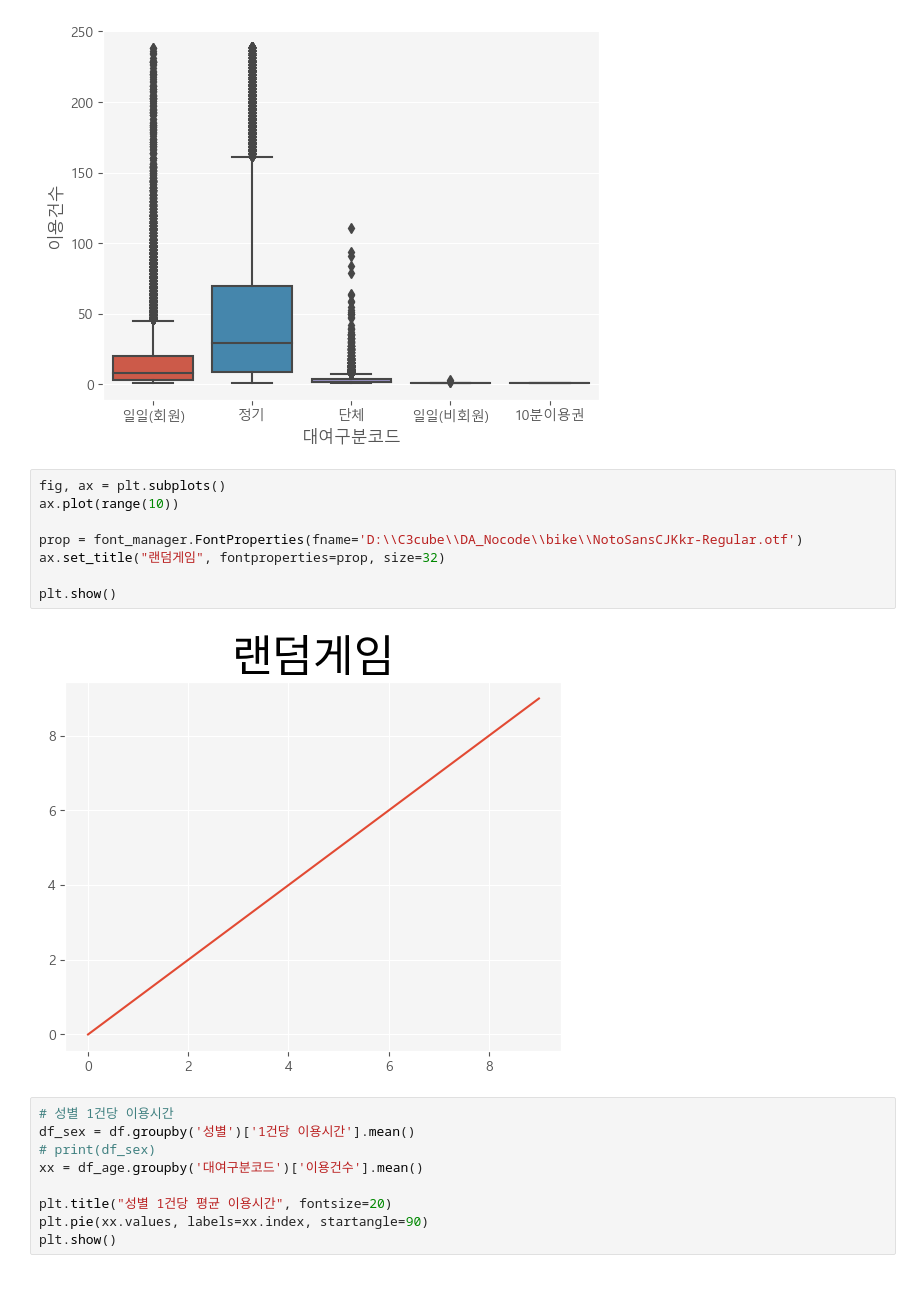
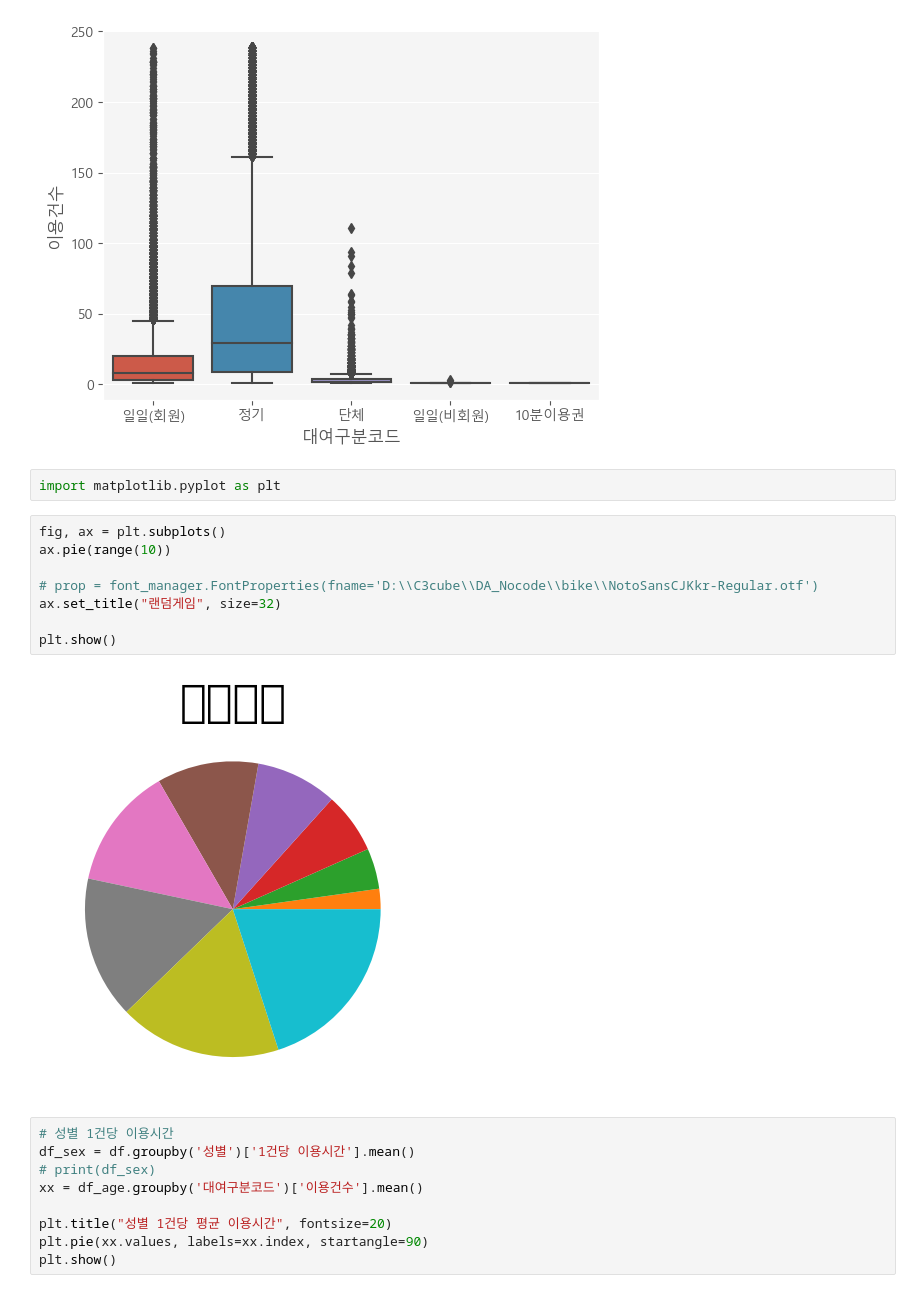
Before and after one commit to jpjun8/C3cube, a Jupyter notebook: DA_Nocode/bike/bike2.ipynb, the cells around one changed output. Saved outputs shown, nothing was run; the diff lists cells and outputs as text.

```diff
--- a/DA_Nocode/bike/bike2.ipynb
+++ b/DA_Nocode/bike/bike2.ipynb
@@ -187,16 +187,18 @@ sns.boxplot(data=df2, x='대여구분코드', y='이용건수')
 # %% [output]
 <AxesSubplot: xlabel='대여구분코드', ylabel='이용건수'>
 [figure]
+# %%
+import matplotlib.pyplot as plt
 # %%
 fig, ax = plt.subplots()
-ax.plot(range(10))
+ax.pie(range(10))
 
-prop = font_manager.FontProperties(fname='D:\\C3cube\\DA_Nocode\\bike\\NotoSansCJKkr-Regular.otf')
-ax.set_title("랜덤게임", fontproperties=prop, size=32)
+# prop = font_manager.FontProperties(fname='D:\\C3cube\\DA_Nocode\\bike\\NotoSansCJKkr-Regular.otf')
+ax.set_title("랜덤게임", size=32)
 
 plt.show()
 # %% [output]
-[figure, old version]
+[figure, new version]
 # %%
 # 성별 1건당 이용시간
 df_sex = df.groupby('성별')['1건당 이용시간'].mean()
```
Also changed, not shown: 17 other files.
